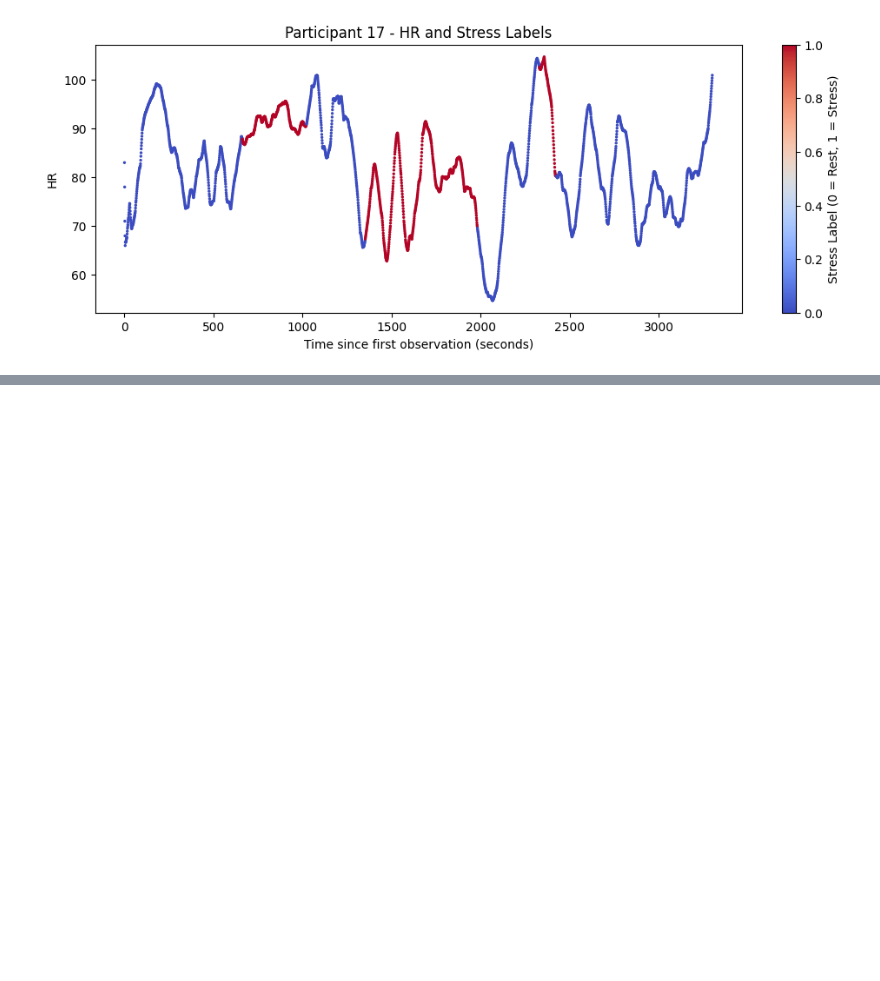
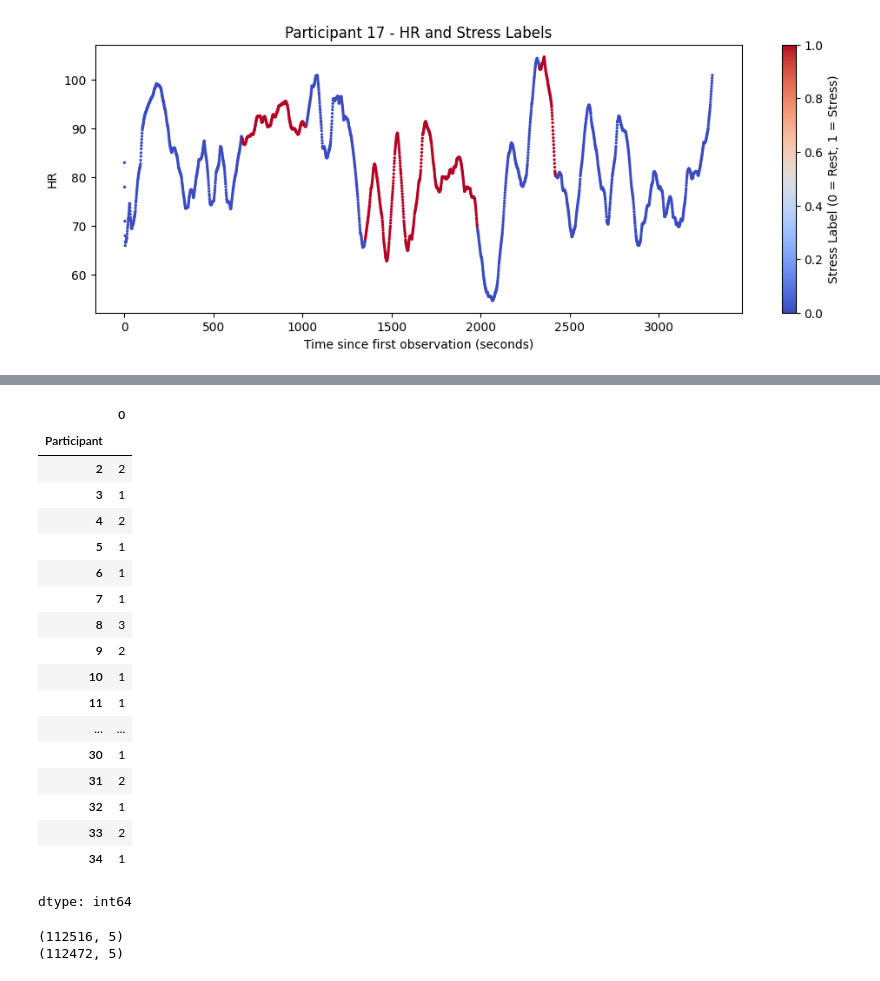
Before and after one commit to NathanMcCormack/Principles_of_ML_Assignment1, a Jupyter notebook: ML_Assignment_1.ipynb, the cells around one changed output, grey strips where cells are left out. Cells and saved outputs as stored; diff of their text form; code cells hidden in the pictures; blank space fills up the shorter version.

```diff
--- a/ML_Assignment_1.ipynb
+++ b/ML_Assignment_1.ipynb
@@ -269,0 +301,37 @@ plt.show()
+# %%
+#here we are checking where all the missing HR values lie
+#there are at most 3 misssing values per particpant across all so we can safely remove them
+missing_hr.groupby("Participant").size()
+# %% [output]
+|  | 0 |
+| Participant |  |
+| 2 | 2 |
+| 3 | 1 |
+| 4 | 2 |
+| 5 | 1 |
+| 6 | 1 |
+| 7 | 1 |
+| 8 | 3 |
+| 9 | 2 |
+| 10 | 1 |
+| 11 | 1 |
+| ... | ... |
+| 30 | 1 |
+| 31 | 2 |
+| 32 | 1 |
+| 33 | 2 |
+| 34 | 1 |
+dtype: int64
+# %%
+#creating a copy of the original dataset that we can start editing
+df_clean = df.copy()
+
+#removing observations with missing values,"dropna" rmeoves missing values
+df_clean = df_clean.dropna(subset=["HR"])
+
+#checkign that the lines have been removed
+print(df.shape)
+print(df_clean.shape)
+# %% [output]
+(112516, 5)
+(112472, 5)
```
Also changed, not shown: parts of 6 cells of this notebook.
